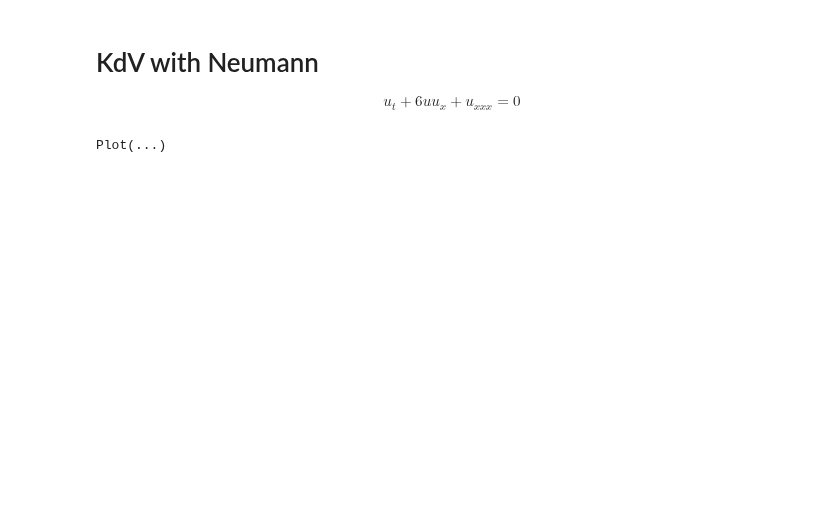
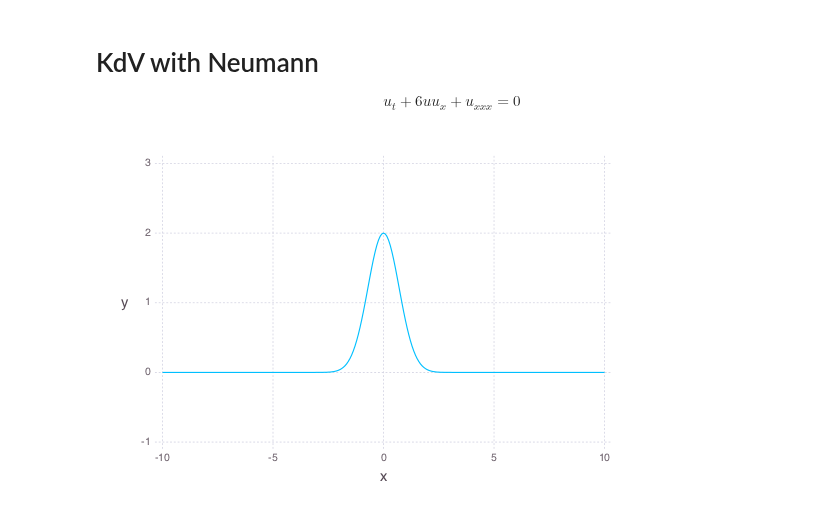
Before and after one commit to JuliaApproximation/ApproxFun.jl, a Jupyter notebook: examples/Time Evolution PDEs on Interval.ipynb, the cells around one changed output. Saved outputs shown, nothing was run; the diff lists cells and outputs as text; code cells hidden in the pictures; blank space fills up the shorter version.

```diff
--- a/examples/Time Evolution PDEs on Interval.ipynb
+++ b/examples/Time Evolution PDEs on Interval.ipynb
@@ -4,10 +4,11 @@ using ApproxFun,Interact,Reactive
 # KdV with Neumann
 $$u_t + 6uu_x + u_{xxx}=0$$
 # %%
-u0=Fun(x->2exp(-x^2),[-10.,10.]);d=domain(u0);D=Derivative(d);
+u0=Fun(x->2exp(-x^2),[-10.,10.]);
+d=domain(u0);D=Derivative(d);
 g(y)=-6.y*diff(y);
 x=Input(u0);lift(y->ApproxFun.plot(y;axis=[-1.,3.]),x)
 # %% [output]
-Plot(...)
+[figure, added]
 # %%
 u0=BDF2([neumann(d),rdirichlet(d)],-D^3,g,zeros(3),u0,0.004,300,x,10E-7);
```
Also changed, not shown: 9 other files.
